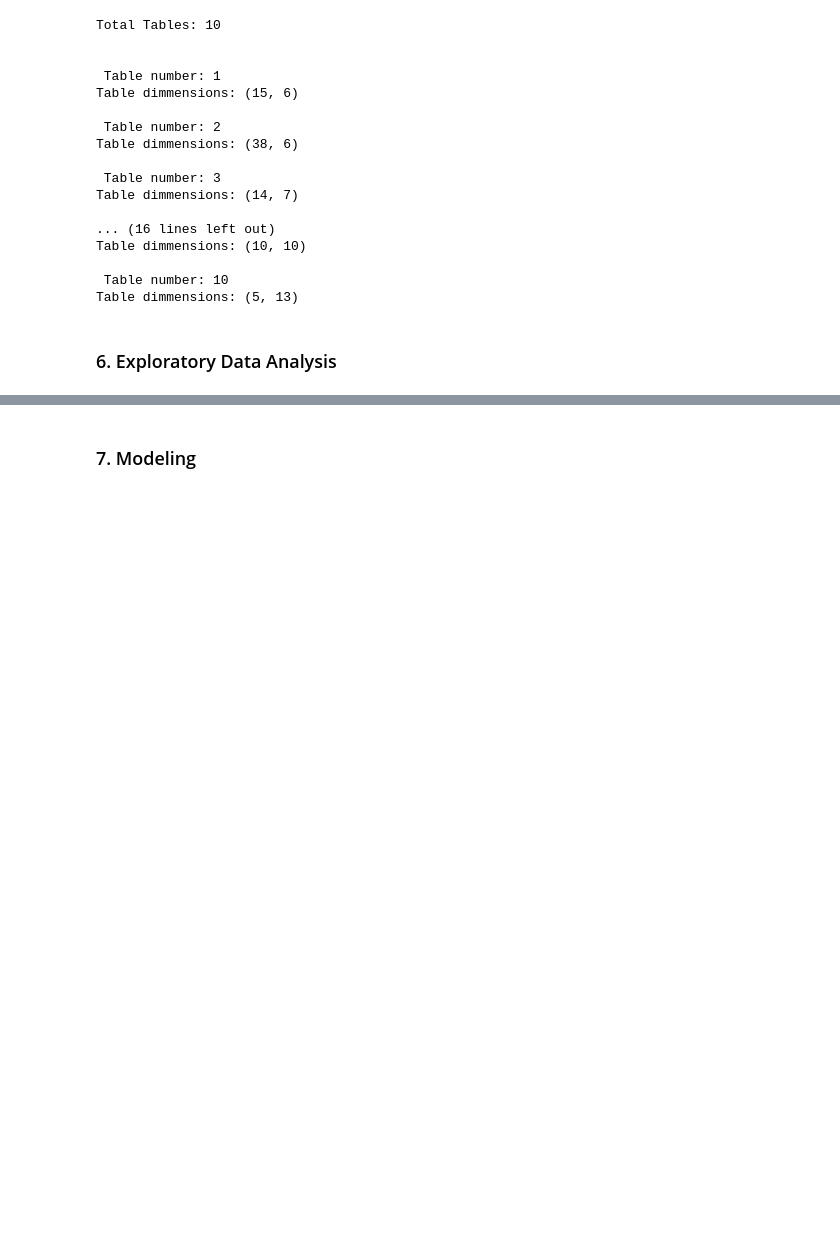
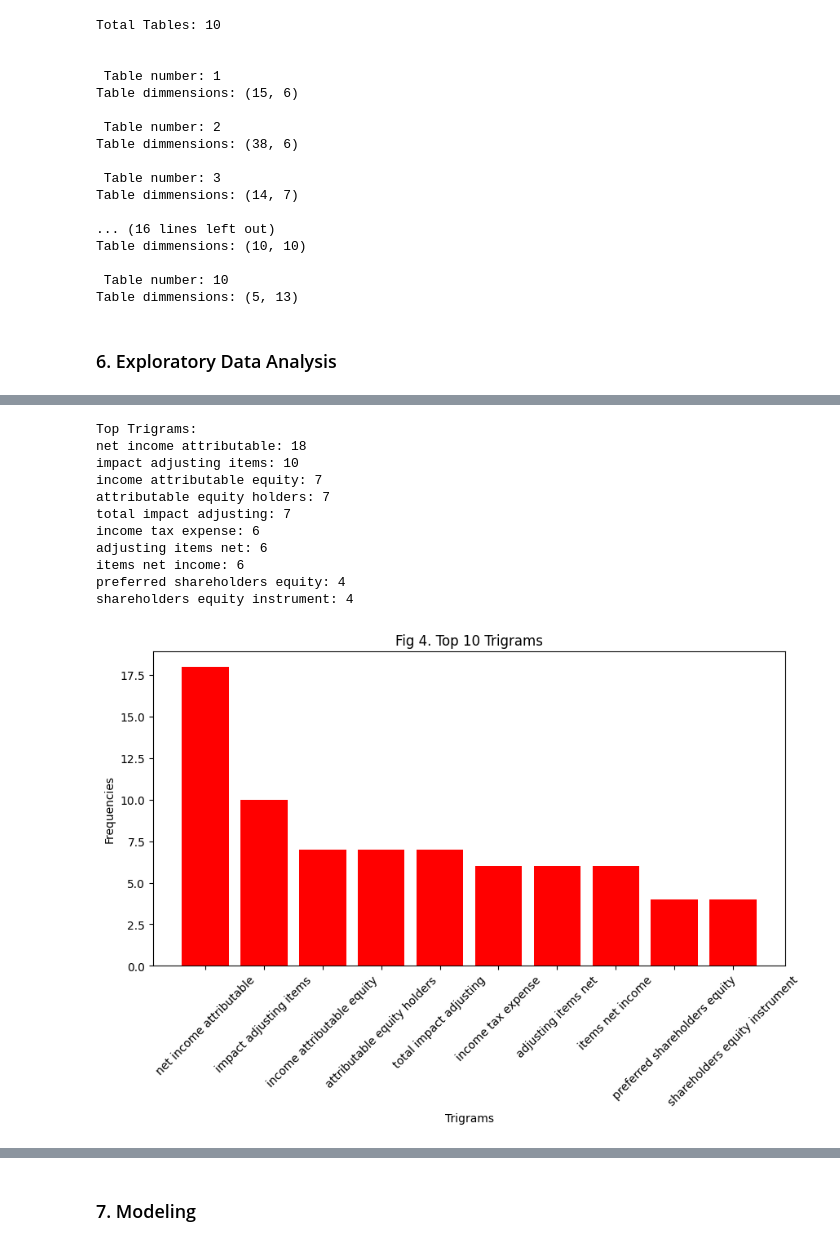
Before and after one commit to raemilcf/ChatbotFinancialReports, a Jupyter notebook: FInal_project_NLP_Report_reader.ipynb, the cells around one changed output, grey strips where cells are left out. Drawn from its saved outputs; the diff is of its cells as text; code cells hidden in the pictures; blank space fills up the shorter version.

```diff
--- a/FInal_project_NLP_Report_reader.ipynb
+++ b/FInal_project_NLP_Report_reader.ipynb
@@ -1176,0 +1314,36 @@ for index, table in enumerate(result_table):
+# %%
+#get top  trigrams
+top_trigrams = get_top_ngrams(all_words, 3)
+
+
+# Display top trigrams
+print("\nTop Trigrams:")
+for gram, freq in top_trigrams:
+    print(f"{' '.join(gram)}: {freq}")
+
+
+
+# Plot the top trigrams
+trigrams, trigram_freqs = zip(*top_trigrams)
+trigram_labels = [' '.join(gram) for gram in trigrams]
+
+plt.figure(figsize=(10, 5))
+plt.bar(trigram_labels, trigram_freqs, color='red')
+plt.xlabel('Trigrams')
+plt.ylabel('Frequencies')
+plt.title('Fig 4. Top 10 Trigrams')
+plt.xticks(rotation=45)
+plt.show()
+# %% [output]
+Top Trigrams:
+net income attributable: 18
+impact adjusting items: 10
+income attributable equity: 7
+attributable equity holders: 7
+total impact adjusting: 7
+income tax expense: 6
+adjusting items net: 6
+items net income: 6
+preferred shareholders equity: 4
+shareholders equity instrument: 4
+[figure, added]
```
Also changed, not shown: parts of 11 cells of this notebook.
